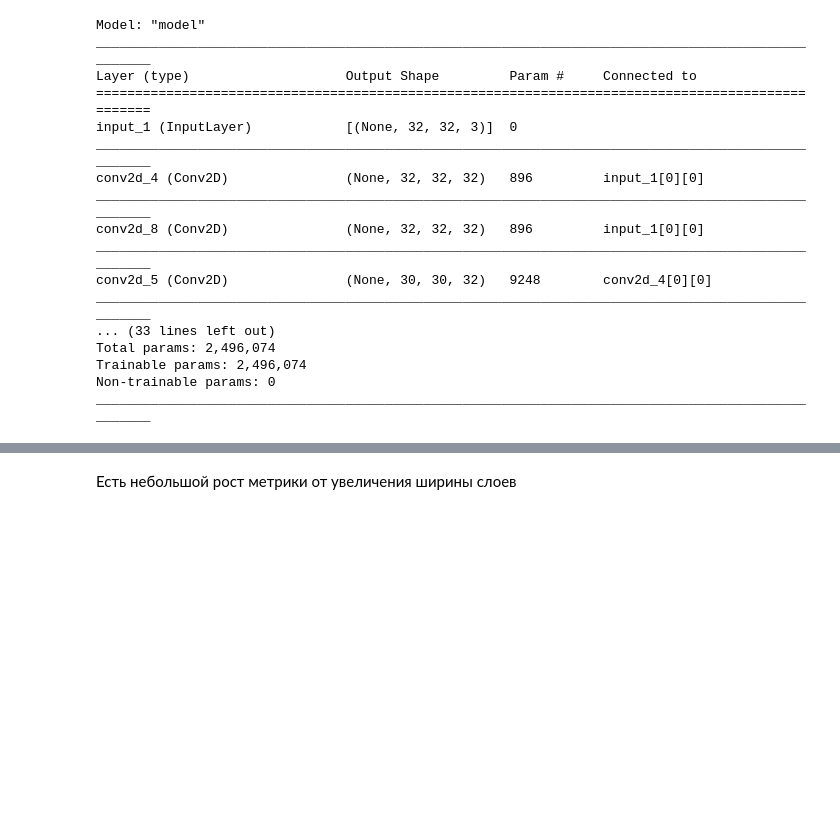
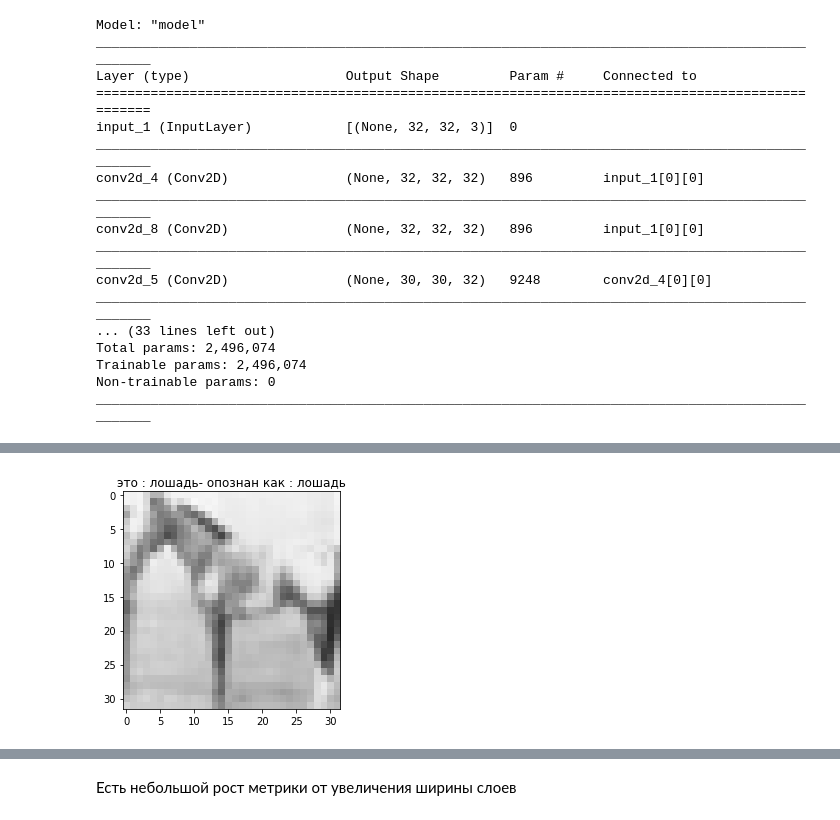
Before and after one commit to SimreAniri/Neural-Networks, a Jupyter notebook: Lesson_4.ipynb, the cells around one changed output, grey strips where cells are left out. Drawn from its saved outputs; the diff is of its cells as text; code cells hidden in the pictures; blank space fills up the shorter version.

```diff
--- a/Lesson_4.ipynb
+++ b/Lesson_4.ipynb
@@ -272,11 +286,13 @@ print('Test accuracy:', scores[1])
 # %%
 N = 83
-y_p=model2.predict([x_test[N:N+1][:,:,:], x_test[N:N+1][:,:,:]])
+y_p=model2.predict(x_test[N:N+1][:,:,:])
 y_t = np.argmax(y_test[N:N+1], axis = 1 )
 y_i = np.argmax(y_p, axis = 1 )
 plt.imshow(x_test[N][:,:,:])
 plt.title('это : '+classes[y_t[0]]+'- опознан как : '+classes[y_i[0]])
 plt.show()
+# %% [output]
+[figure, added]
 # %%
 first_input = Input(shape=x_train.shape[1:])
 x11 = Conv2D(32, (3, 3), padding='same', activation='relu')(first_input)
```
Also changed, not shown: parts of 26 cells of this notebook.
